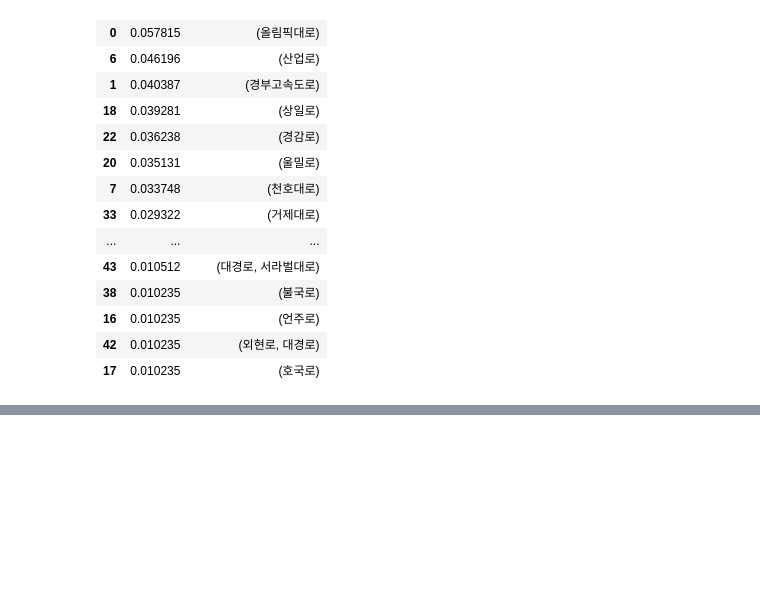
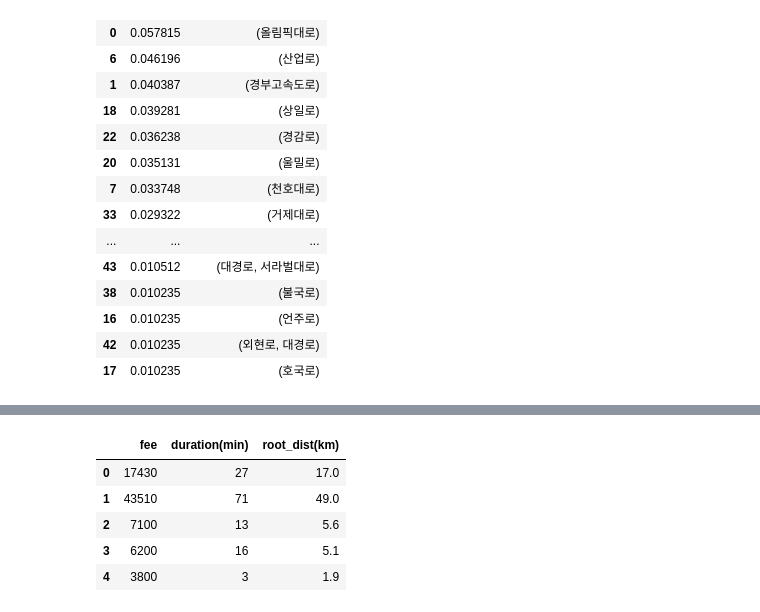
Before and after one commit to iterat1on/Realtime_abnomal_driving_detection, a Jupyter notebook: 공유자동차.ipynb, the cells around one changed output, grey strips where cells are left out. Saved outputs shown, nothing was run; the diff lists cells and outputs as text; code cells hidden in the pictures; blank space fills up the shorter version.

```diff
--- a/공유자동차.ipynb
+++ b/공유자동차.ipynb
@@ -683,0 +709,12 @@ fp_result.sort_values('support', ascending= False)
+# %%
+df_filtered.reset_index(inplace = True)
+df_filtered.drop('index', axis=1, inplace = True)
+# %%
+df_filtered.head()
+# %% [output]
+|  | fee | duration(min) | root_dist(km) |
+| 0 | 17430 | 27 | 17.0 |
+| 1 | 43510 | 71 | 49.0 |
+| 2 | 7100 | 13 | 5.6 |
+| 3 | 6200 | 16 | 5.1 |
+| 4 | 3800 | 3 | 1.9 |
```
Also changed, not shown: parts of 20 cells of this notebook.
